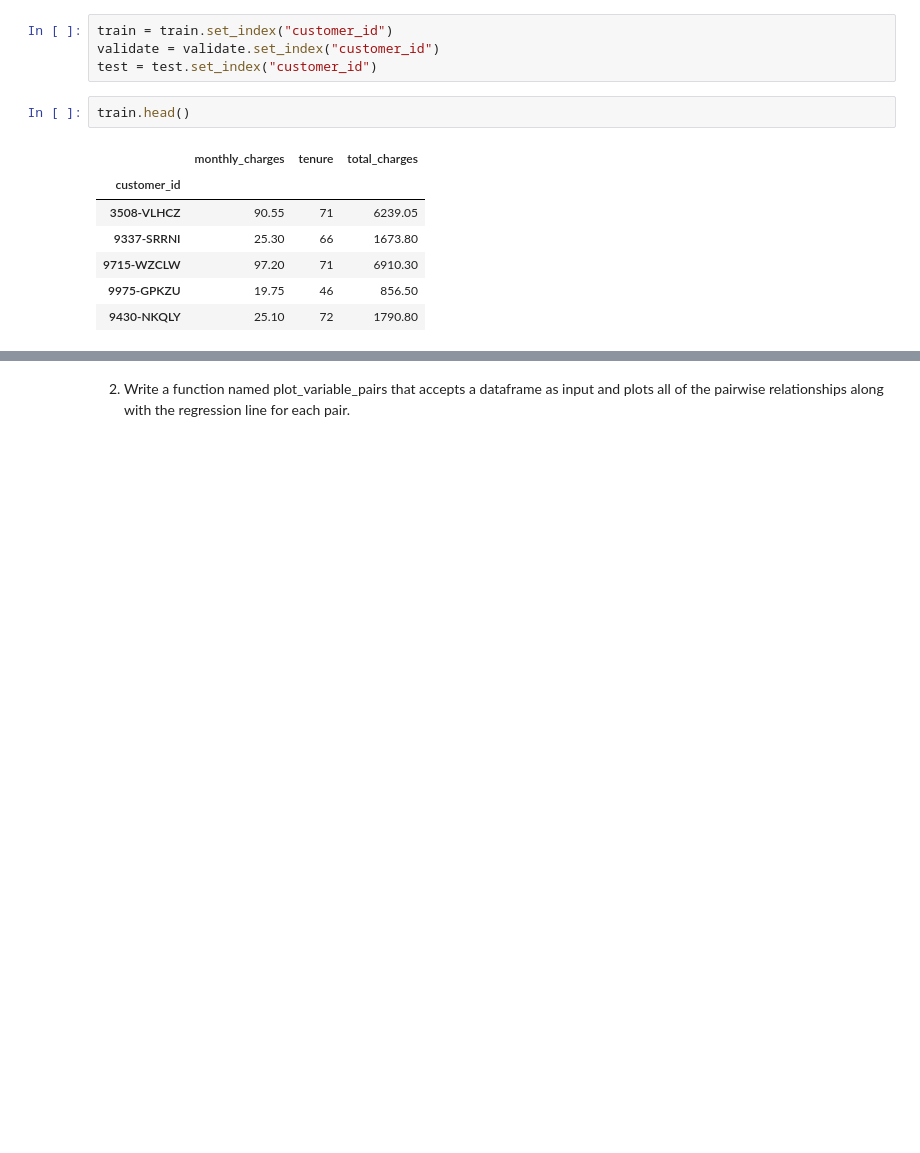
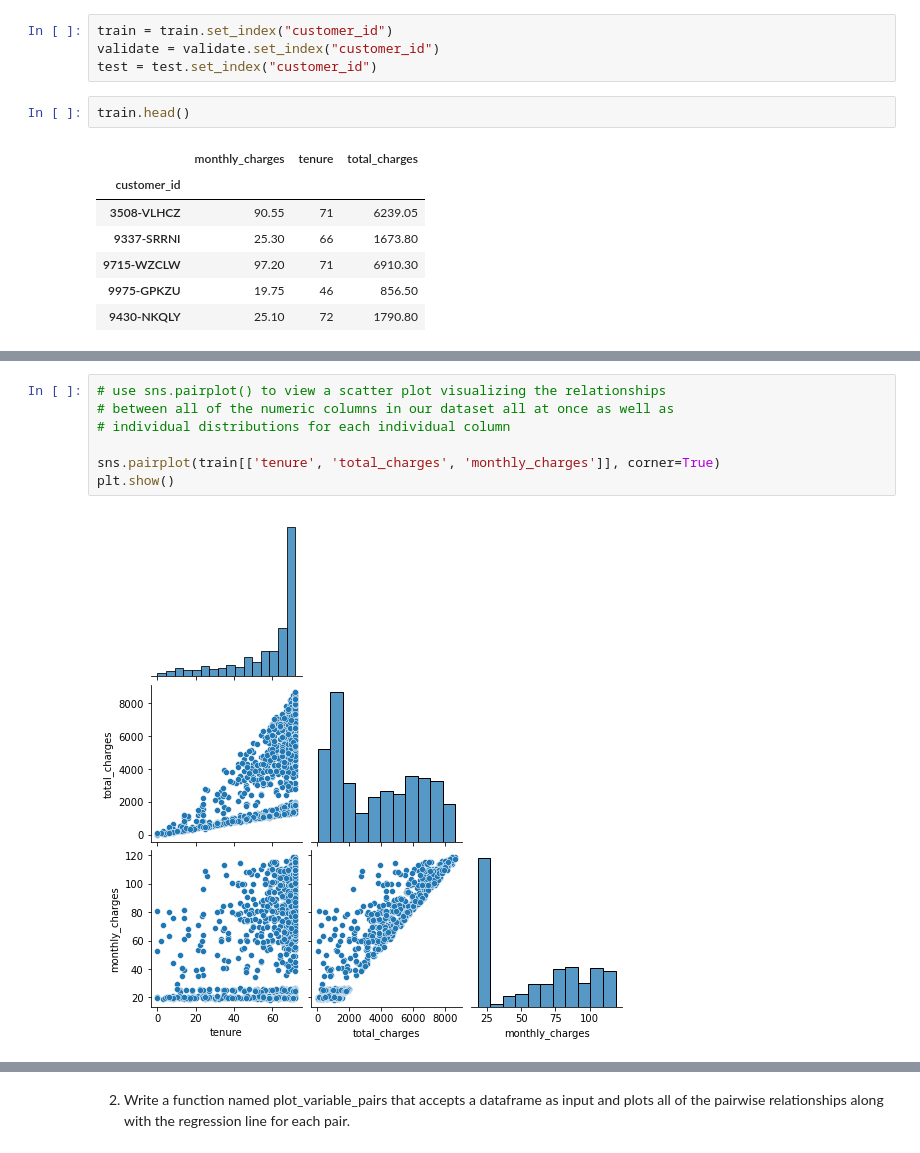
Before and after one commit to lupeluna/regression-exercises, a Jupyter notebook: explore.ipynb, the cells around one changed output, grey strips where cells are left out. Cells and saved outputs as stored; diff of their text form; blank space fills up the shorter version.

```diff
--- a/explore.ipynb
+++ b/explore.ipynb
@@ -67,0 +97,9 @@ train.head()
+# %%
+# use sns.pairplot() to view a scatter plot visualizing the relationships
+# between all of the numeric columns in our dataset all at once as well as
+# individual distributions for each individual column
+
+sns.pairplot(train[['tenure', 'total_charges', 'monthly_charges']], corner=True)
+plt.show()
+# %% [output]
+[figure, added]
```
Also changed, not shown: parts of 9 cells of this notebook.
